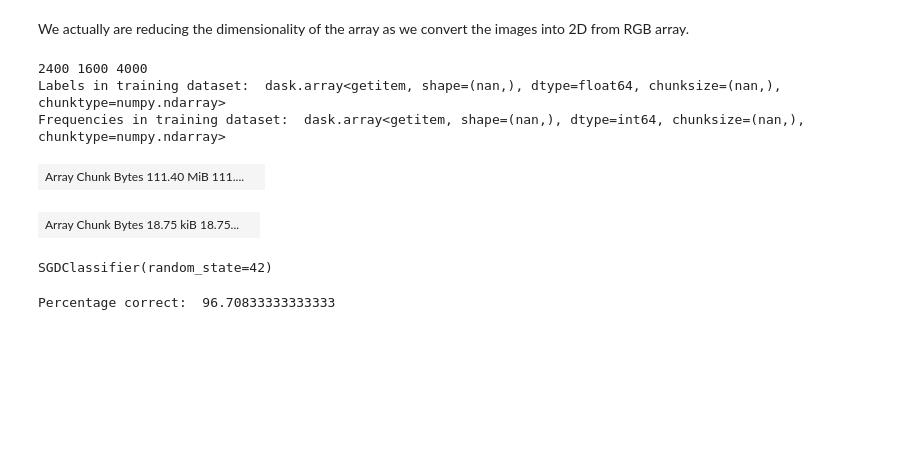
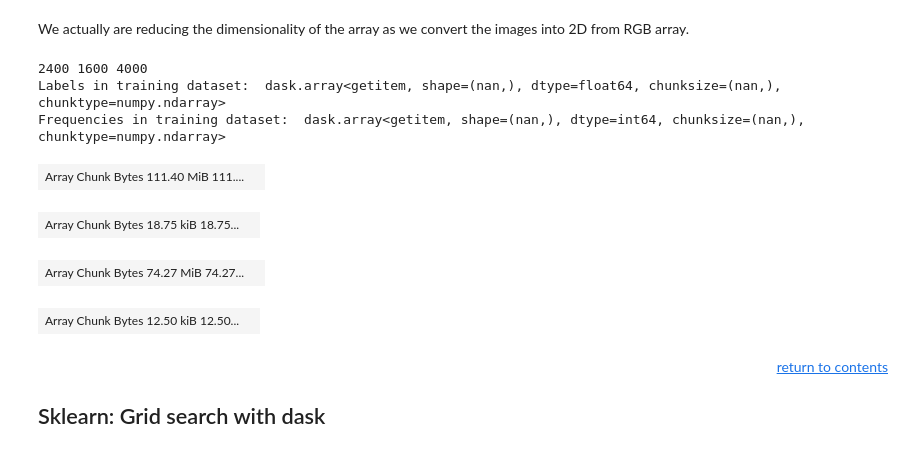
Before and after one commit to jjackson1994/MAPDB, a Jupyter notebook: dask_skimage.ipynb, the cells around one changed output. Saved outputs shown, nothing was run; the diff lists cells and outputs as text; code cells hidden in the pictures; blank space fills up the shorter version.

```diff
--- a/dask_skimage.ipynb
+++ b/dask_skimage.ipynb
@@ -171,27 +221,30 @@ X=da.concatenate([da.from_delayed(SGD_preprocessing_d(i), (chunk_size, 6084), dt
 # %%
 from IPython.display import display
 permutation = da.random.permutation(len(X))
 
 X = X[permutation]
 y = y[permutation]
 
 m_train = int(len(X)*0.6)
 m_test = len(X) - m_train
 
 X_train, X_test = X[:m_train], X[m_train:]
 y_train, y_test = y[:m_train], y[m_train:]
 print(m_train, m_test, m_train+m_test)
 
 labels, freqs = np.unique(y_train, return_counts=True)
 print("Labels in training dataset: ", labels)
 print("Frequencies in training dataset: ", freqs)
 display(X_train, y_train)
+display(X_test, y_test)
 # %% [output]
 2400 1600 4000
 Labels in training dataset:  dask.array<getitem, shape=(nan,), dtype=float64, chunksize=(nan,), chunktype=numpy.ndarray>
 Frequencies in training dataset:  dask.array<getitem, shape=(nan,), dtype=int64, chunksize=(nan,), chunktype=numpy.ndarray>
 | Array Chunk Bytes 111.40 MiB 111.... |  |
 | Array Chunk Bytes 18.75 kiB 18.75... |  |
+| Array Chunk Bytes 74.27 MiB 74.27... |  |
+| Array Chunk Bytes 12.50 kiB 12.50... |  |
 # %%
 from dask_ml.datasets import make_classification
 from dask_ml.wrappers import Incremental
@@ -210,10 +261,7 @@ y_train_ugly = y_train_ugly.compute()
-# %%
-sgd_clf = SGDClassifier(random_state=42, max_iter=1000, tol=1e-3)
-sgd_clf.fit(X_train_ugly, y_train_ugly)
-# %% [output]
-SGDClassifier(random_state=42)
-# %%
-y_pred = sgd_clf.predict(X_train_ugly)
-print('Percentage correct: ', 100*np.sum(y_pred == y_train_ugly)/len(y_train_ugly))
-# %% [output]
-Percentage correct:  96.70833333333333
+# %% [markdown]
+<a href ="#contents">
+<p style="text-align: right;">return to contents</p>
+</a>
+<a id="grid"></a>
+
+## Sklearn: Grid search with dask
```
Also changed, not shown: parts of 14 cells of this notebook.
